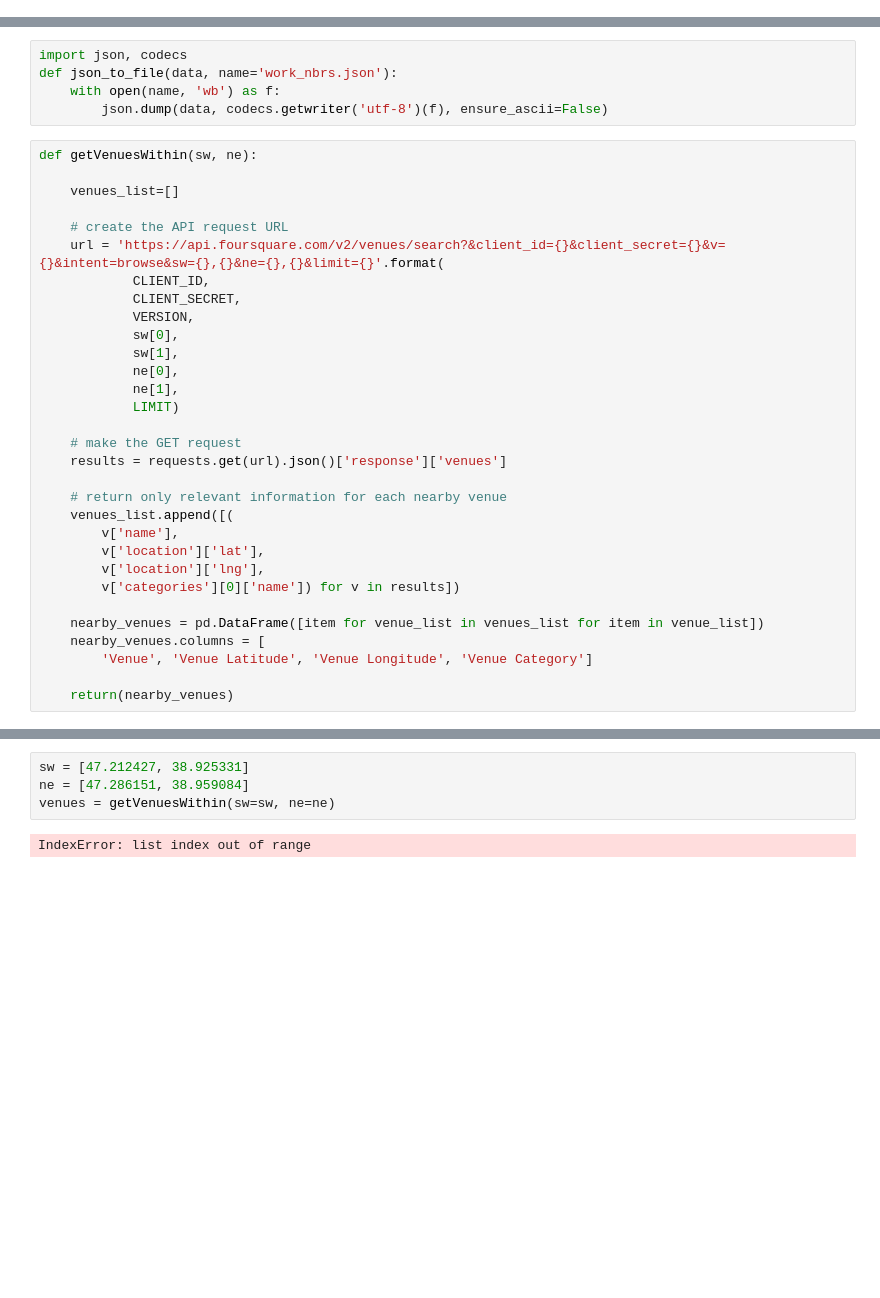
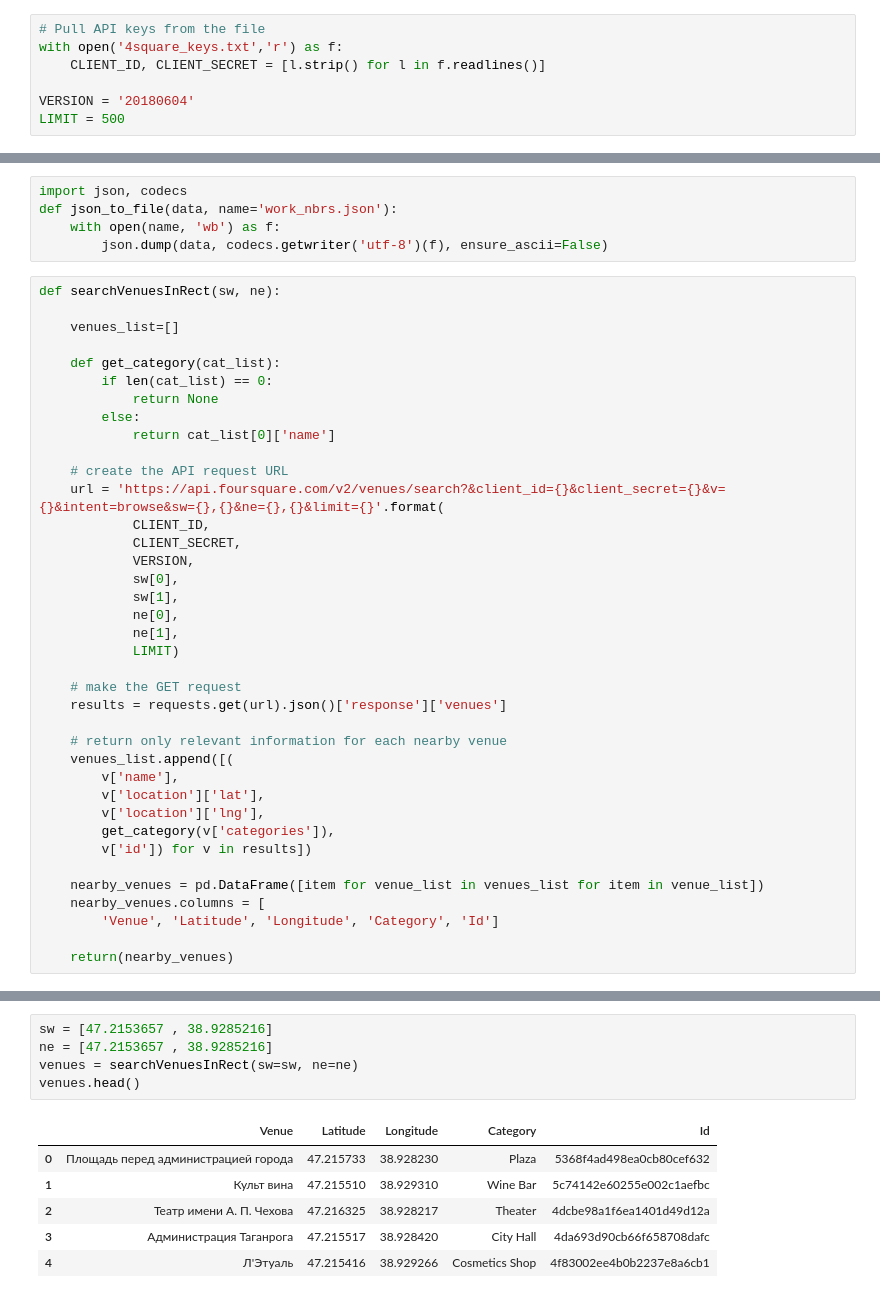
Before and after one commit to Pol75/Coursera_Capstone, a Jupyter notebook: capstone_draft.ipynb, the cells around one changed output, grey strips where cells are left out. Saved outputs shown, nothing was run; the diff lists cells and outputs as text; blank space fills up the shorter version.

```diff
--- a/capstone_draft.ipynb
+++ b/capstone_draft.ipynb
@@ -33,3 +33,10 @@ LIMIT = 100
+# %%
+# Pull API keys from the file
+with open('4square_keys.txt','r') as f:
+    CLIENT_ID, CLIENT_SECRET = [l.strip() for l in f.readlines()]
+
+VERSION = '20180604'
+LIMIT = 500
 # %% [markdown]
 #### Explore venues around my work place
 # %%
@@ -58,9 +63,15 @@ def json_to_file(data, name='work_nbrs.json'):
     with open(name, 'wb') as f:
         json.dump(data, codecs.getwriter('utf-8')(f), ensure_ascii=False)
 # %%
-def getVenuesWithin(sw, ne):
+def searchVenuesInRect(sw, ne):
 
     venues_list=[]
+
+    def get_category(cat_list):
+        if len(cat_list) == 0:
+            return None
+        else:
+            return cat_list[0]['name']
 
     # create the API request URL
     url = 'https://api.foursquare.com/v2/venues/search?&client_id={}&client_secret={}&v={}&intent=browse&sw={},{}&ne={},{}&limit={}'.format(
@@ -81,10 +92,11 @@ def getVenuesWithin(sw, ne):
         v['name'],
         v['location']['lat'],
         v['location']['lng'],
-        v['categories'][0]['name']) for v in results])
+        get_category(v['categories']),
+        v['id']) for v in results])
 
     nearby_venues = pd.DataFrame([item for venue_list in venues_list for item in venue_list])
     nearby_venues.columns = [
-        'Venue', 'Venue Latitude', 'Venue Longitude', 'Venue Category']
+        'Venue', 'Latitude', 'Longitude', 'Category', 'Id']
 
     return(nearby_venues)
@@ -91,6 +140,12 @@ def getVenuesWithin(sw, ne):
 # %%
-sw = [47.212427, 38.925331]
-ne = [47.286151, 38.959084]
-venues = getVenuesWithin(sw=sw, ne=ne)
+sw = [47.2153657 , 38.9285216]
+ne = [47.2153657 , 38.9285216]
+venues = searchVenuesInRect(sw=sw, ne=ne)
+venues.head()
 # %% [output]
-IndexError: list index out of range
+|  | Venue | Latitude | Longitude | Category | Id |
+| 0 | Площадь перед администрацией города | 47.215733 | 38.928230 | Plaza | 5368f4ad498ea0cb80cef632 |
+| 1 | Культ вина | 47.215510 | 38.929310 | Wine Bar | 5c74142e60255e002c1aefbc |
+| 2 | Театр имени А. П. Чехова | 47.216325 | 38.928217 | Theater | 4dcbe98a1f6ea1401d49d12a |
+| 3 | Администрация Таганрога | 47.215517 | 38.928420 | City Hall | 4da693d90cb66f658708dafc |
+| 4 | Л'Этуаль | 47.215416 | 38.929266 | Cosmetics Shop | 4f83002ee4b0b2237e8a6cb1 |
```
Also changed, not shown: parts of 22 cells of this notebook, 1 other file.
